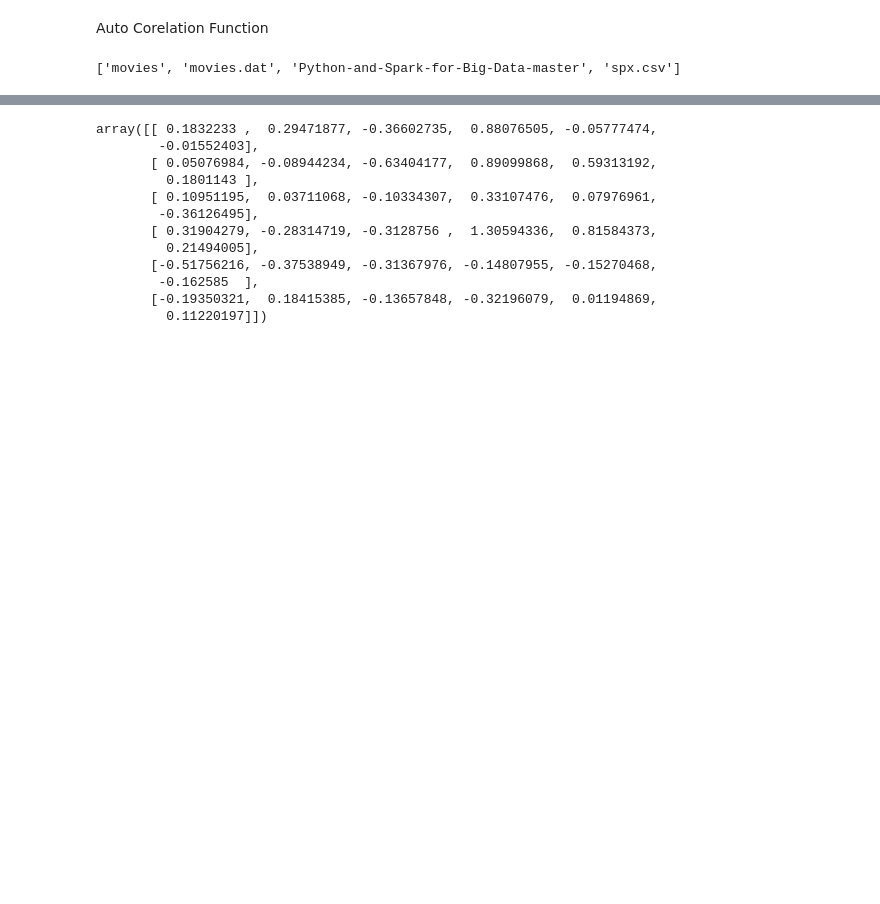
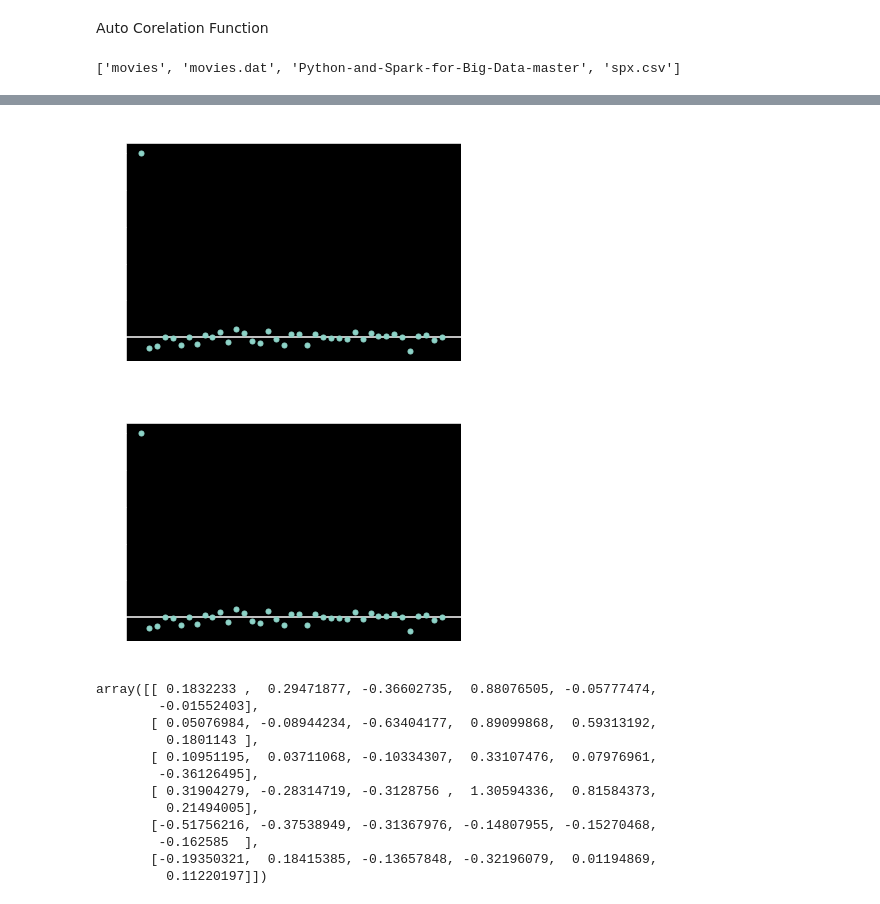
Before and after one commit to asbharath/MachineLearning, a Jupyter notebook: Untitled.ipynb, the cells around one changed output, grey strips where cells are left out. Drawn from its saved outputs; the diff is of its cells as text; code cells hidden in the pictures; blank space fills up the shorter version.

```diff
--- a/Untitled.ipynb
+++ b/Untitled.ipynb
@@ -1,14 +1,14 @@
 # %% [markdown]
 Auto Corelation Function
 # %%
-# from statsmodels.tsa.stattools import acf
-# from statsmodels.graphics.tsaplots import plot_acf
+from statsmodels.tsa.stattools import acf
+from statsmodels.graphics.tsaplots import plot_acf
 import numpy as np
-# %matplotlib inline
-# import matplotlib.pyplot as plt
-# plt.style.use('dark_background')
-# import os
-# import pandas as pd
+%matplotlib inline
+import matplotlib.pyplot as plt
+plt.style.use('dark_background')
+import os
+import pandas as pd
 # %%
 os.chdir('E:\\Datasets\\PythonDA')
 os.listdir()
@@ -30,5 +56,8 @@ acf_spx = acf(spx_pct_change['SPX'].values)
 # %%
-plot_acf(spx_pct_change['SPX'].values,alpha=1)
+plot_acf(spx_pct_change['SPX'].values[1:],alpha=1)
+# %% [output]
+[figure, added]
+[figure, added]
 # %%
 arr = np.random.randn(64).reshape((8,8))
 # %%
```
Also changed, not shown: parts of 24 cells of this notebook, 6 other files.
